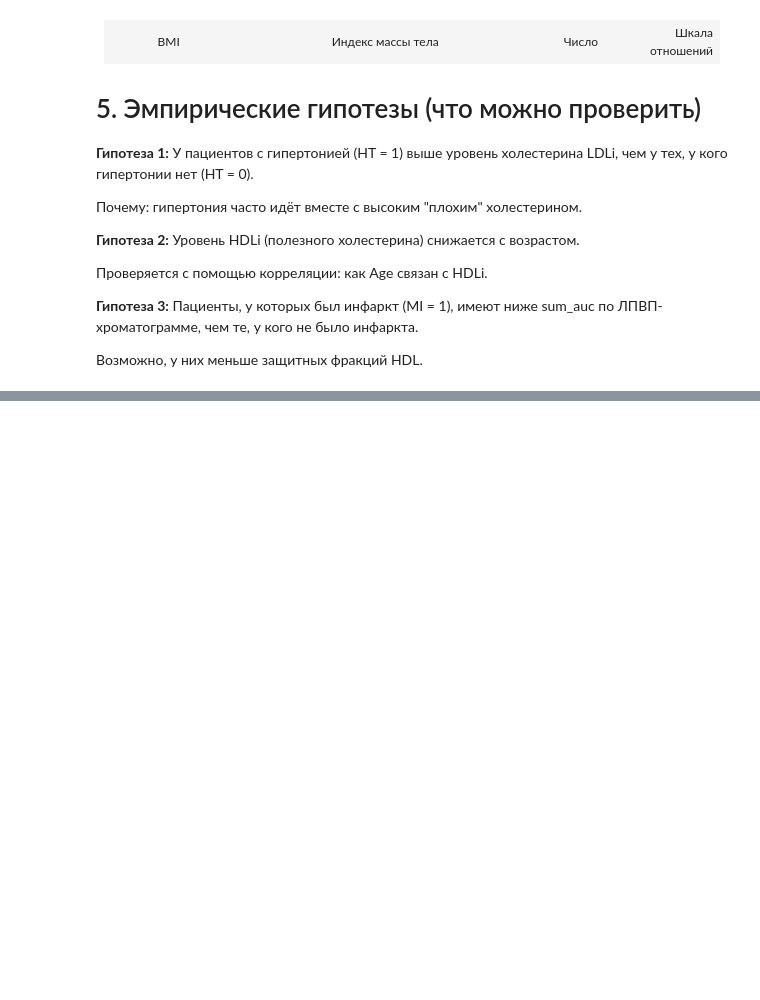
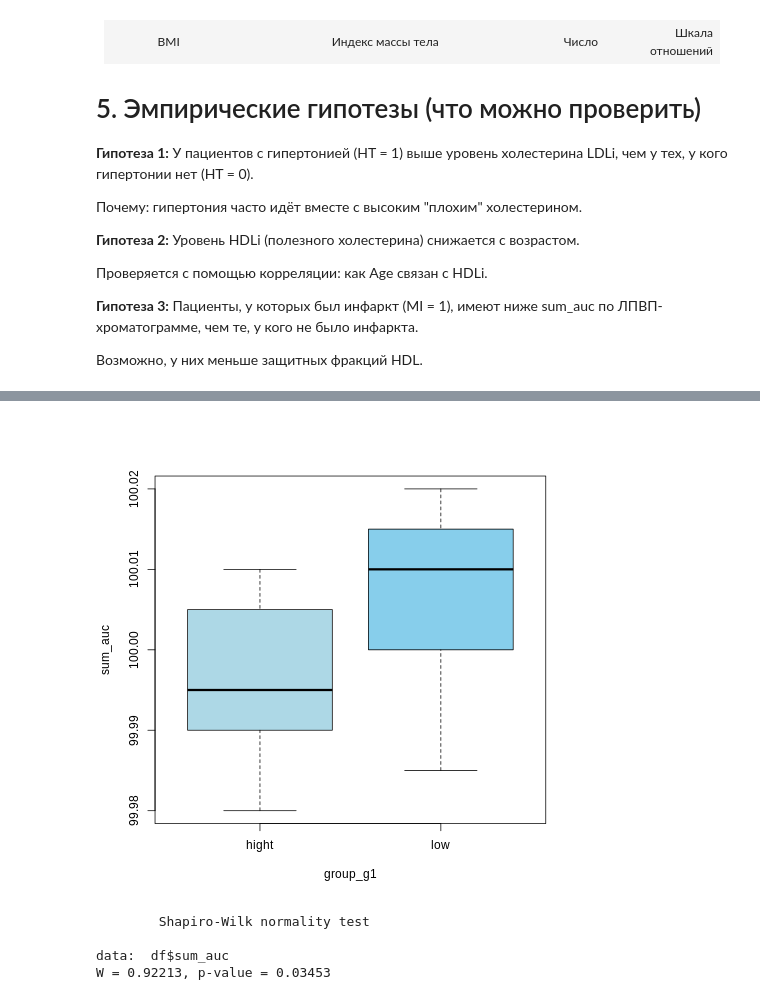
Before and after one commit to VasylDvorakDS/Statistic-in-Medicine, a Jupyter notebook: Task_1/Task_1_in_home/Chromotogramm_analisis_R_programm.ipynb, the cells around one changed output, grey strips where cells are left out. Drawn from its saved outputs; the diff is of its cells as text; code cells hidden in the pictures; blank space fills up the shorter version.

```diff
--- a/Task_1/Task_1_in_home/Chromotogramm_analisis_R_programm.ipynb
+++ b/Task_1/Task_1_in_home/Chromotogramm_analisis_R_programm.ipynb
@@ -147,0 +213,16 @@ lapply(data_anon, head)
+# %%
+%%R
+# Создаём группы
+df$group_g1 <- ifelse(df$G1 > median(df$G1), 'hight', 'low')
+boxplot(sum_auc ~ group_g1, data=df, col = c('lightblue', 'skyblue'))
+# %% [output]
+[figure, added]
+# %%
+%%R
+# Проверим нормальность распределения sum_auc
+print(shapiro.test(df$sum_auc))  # если < 0.05 → распределение не нормальное
+# %% [output]
+        Shapiro-Wilk normality test
+
+data:  df$sum_auc
+W = 0.92213, p-value = 0.03453
```
Also changed, not shown: parts of 13 cells of this notebook, 4 other files.
